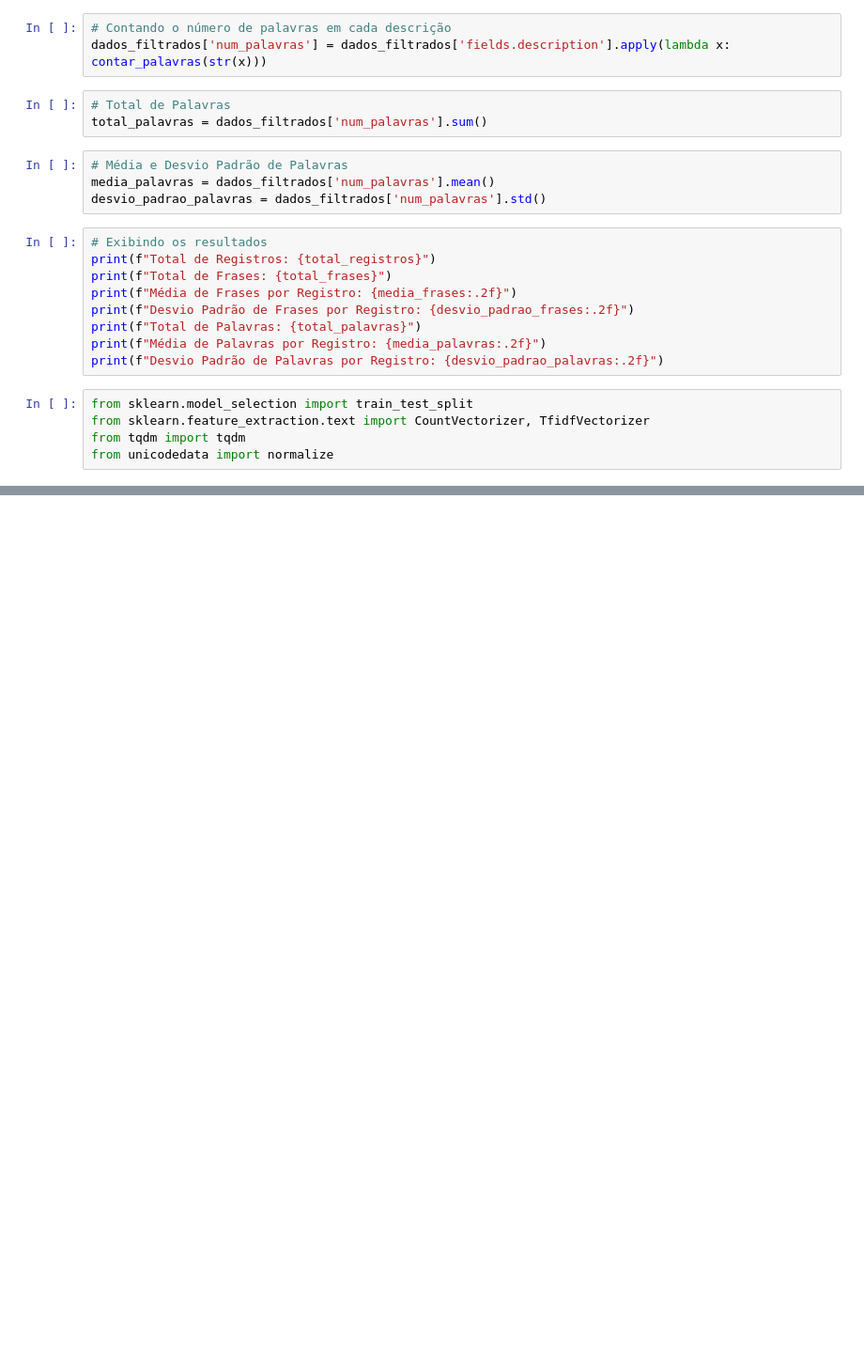
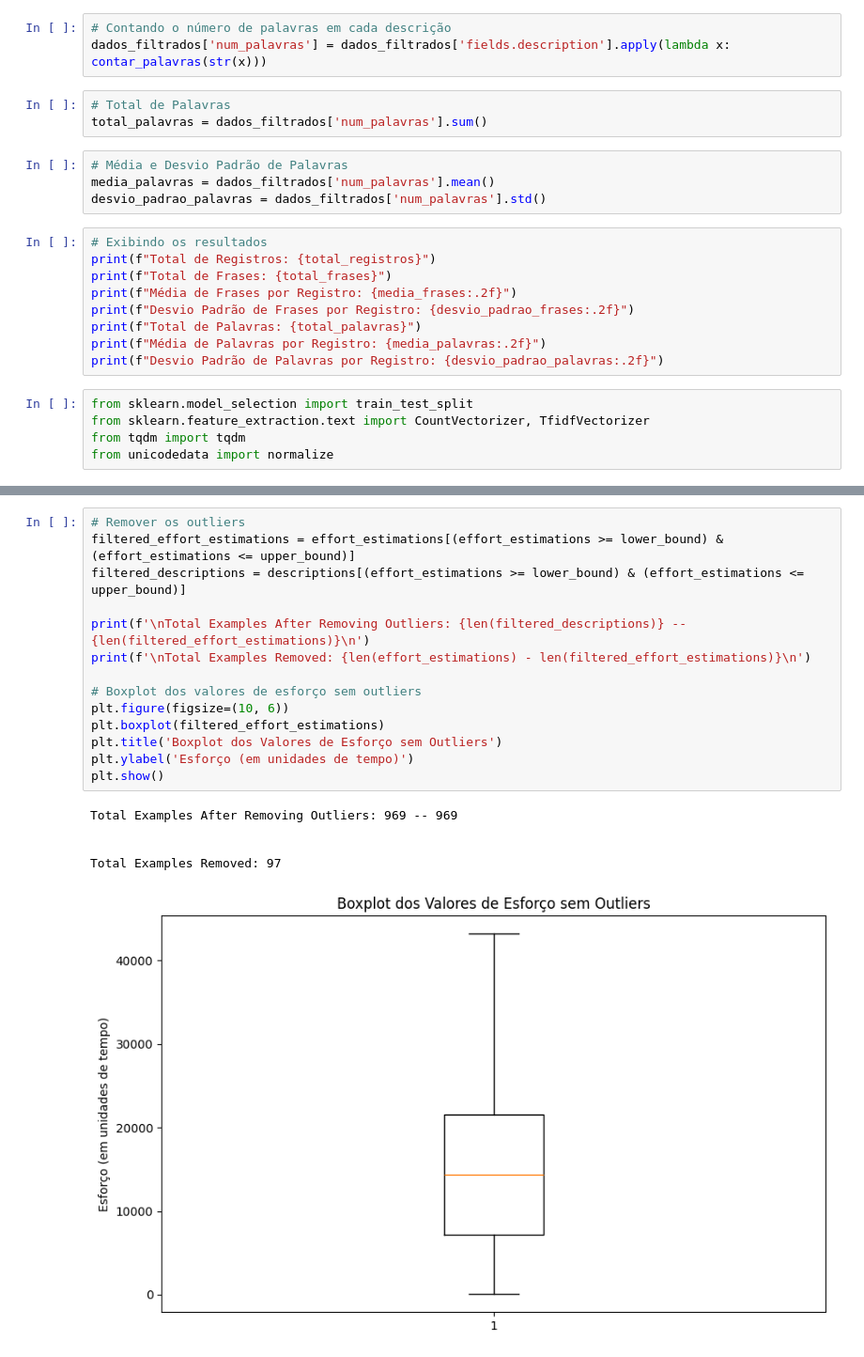
Before and after one commit to rodrigogrigo/analise-requisitos, a Jupyter notebook: requisito_esforco.ipynb, the cells around one changed output, grey strips where cells are left out. Shown at 94% size. Drawn from its saved outputs; the diff is of its cells as text; blank space fills up the shorter version.

```diff
--- a/requisito_esforco.ipynb
+++ b/requisito_esforco.ipynb
@@ -226 +244,21 @@ y = dados_filtrados['fields.timeestimate'].values
+# %%
+# Remover os outliers
+filtered_effort_estimations = effort_estimations[(effort_estimations >= lower_bound) & (effort_estimations <= upper_bound)]
+filtered_descriptions = descriptions[(effort_estimations >= lower_bound) & (effort_estimations <= upper_bound)]
+
+print(f'\nTotal Examples After Removing Outliers: {len(filtered_descriptions)} -- {len(filtered_effort_estimations)}\n')
+print(f'\nTotal Examples Removed: {len(effort_estimations) - len(filtered_effort_estimations)}\n')
+
+# Boxplot dos valores de esforço sem outliers
+plt.figure(figsize=(10, 6))
+plt.boxplot(filtered_effort_estimations)
+plt.title('Boxplot dos Valores de Esforço sem Outliers')
+plt.ylabel('Esforço (em unidades de tempo)')
+plt.show()
+# %% [output]
+Total Examples After Removing Outliers: 969 -- 969
+
+
+Total Examples Removed: 97
+[figure, added]
 # %%
```
Also changed, not shown: parts of 7 cells of this notebook, 2 other files.
